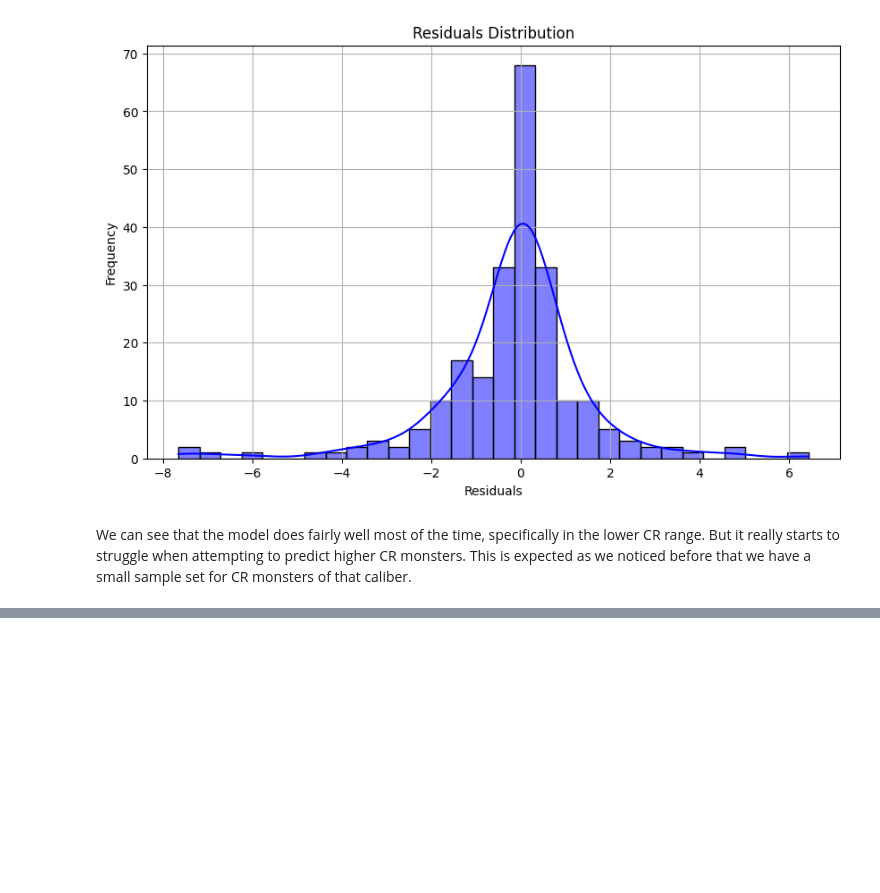
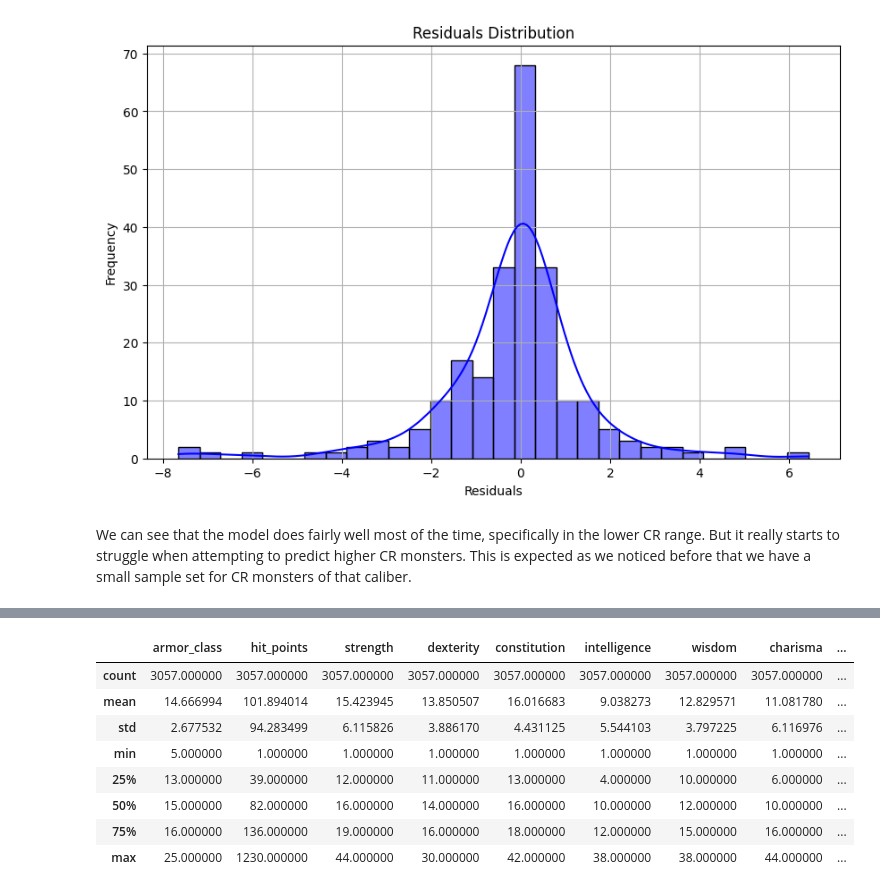
Before and after one commit to duradenzel/Individual-Challange, a Jupyter notebook: Individual challenge.ipynb, the cells around one changed output, grey strips where cells are left out. Cells and saved outputs as stored; diff of their text form; code cells hidden in the pictures; blank space fills up the shorter version.

```diff
--- a/Individual challenge.ipynb
+++ b/Individual challenge.ipynb
@@ -697,0 +717,12 @@ This is expected as we noticed before that we have a small sample set for CR mon
+# %%
+new_df.describe()
+# %% [output]
+|  | armor_class | hit_points | strength | dexterity | constitution | intelligence | wisdom | charisma | ... |
+| count | 3057.000000 | 3057.000000 | 3057.000000 | 3057.000000 | 3057.000000 | 3057.000000 | 3057.000000 | 3057.000000 | ... |
+| mean | 14.666994 | 101.894014 | 15.423945 | 13.850507 | 16.016683 | 9.038273 | 12.829571 | 11.081780 | ... |
+| std | 2.677532 | 94.283499 | 6.115826 | 3.886170 | 4.431125 | 5.544103 | 3.797225 | 6.116976 | ... |
+| min | 5.000000 | 1.000000 | 1.000000 | 1.000000 | 1.000000 | 1.000000 | 1.000000 | 1.000000 | ... |
+| 25% | 13.000000 | 39.000000 | 12.000000 | 11.000000 | 13.000000 | 4.000000 | 10.000000 | 6.000000 | ... |
+| 50% | 15.000000 | 82.000000 | 16.000000 | 14.000000 | 16.000000 | 10.000000 | 12.000000 | 10.000000 | ... |
+| 75% | 16.000000 | 136.000000 | 19.000000 | 16.000000 | 18.000000 | 12.000000 | 15.000000 | 16.000000 | ... |
+| max | 25.000000 | 1230.000000 | 44.000000 | 30.000000 | 42.000000 | 38.000000 | 38.000000 | 44.000000 | ... |
```
Also changed, not shown: parts of 19 cells of this notebook, 1 other file.
